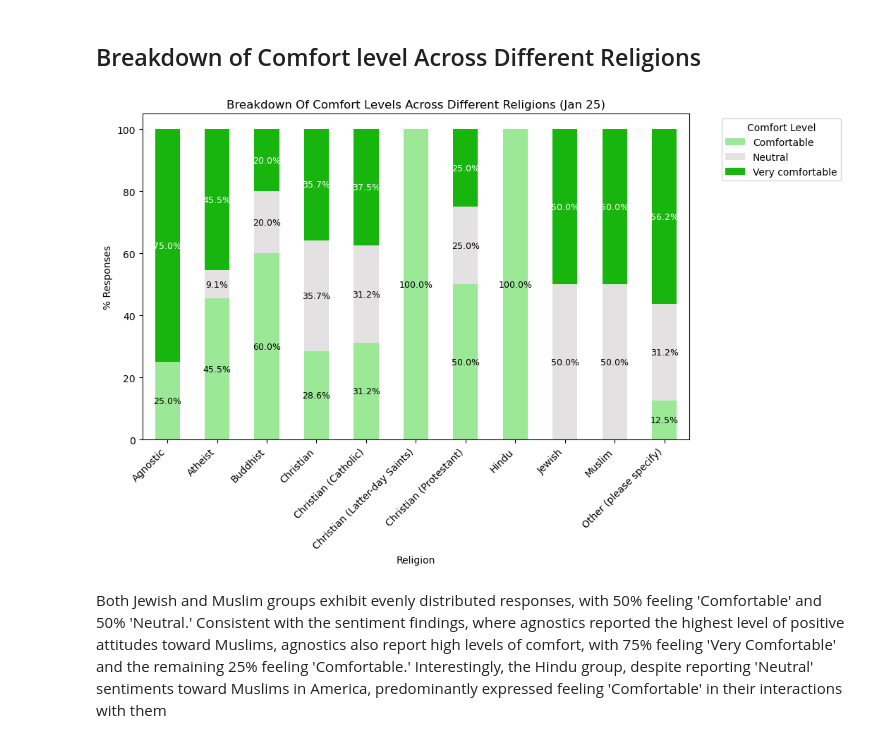
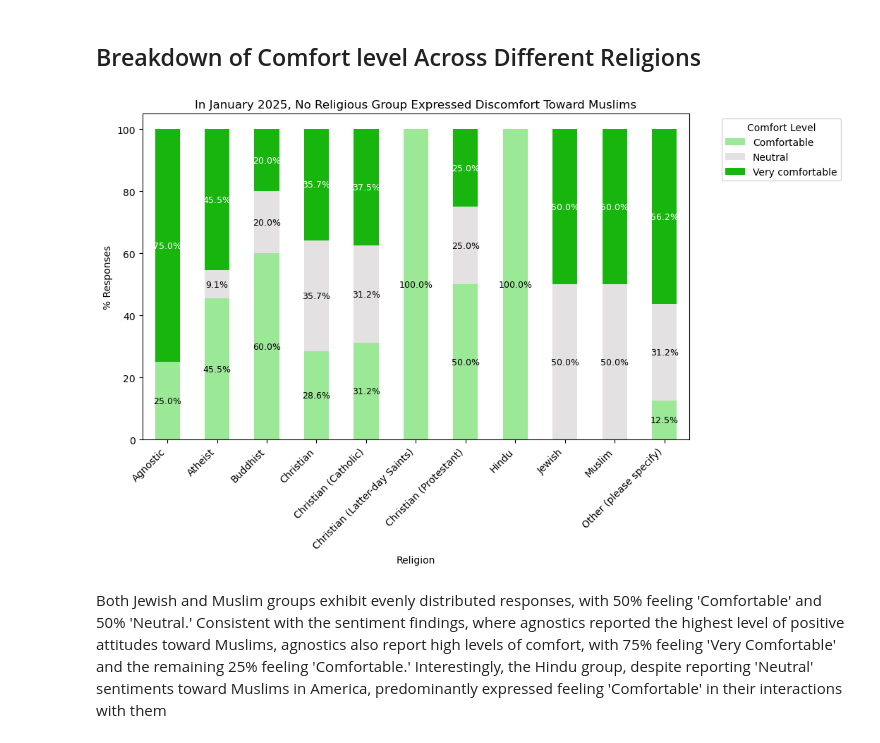
Before and after one commit to manelmahroug/Muslim-Brand-Sentiment, a Jupyter notebook: Brand_sentiment_Jan_2025.ipynb, the cells around one changed output. Saved outputs shown, nothing was run; the diff lists cells and outputs as text; code cells hidden in the pictures.

```diff
--- a/Brand_sentiment_Jan_2025.ipynb
+++ b/Brand_sentiment_Jan_2025.ipynb
@@ -287,14 +287,14 @@ Hindus maintained a consistent sentiment toward Muslims, remaining predominantly
 # %%
 plot_comfort(
     df= jan25,
     category_col= 'What is your religion?',
     comfort_level = 'How comfortable do you feel interacting with Muslims in your community?',
-    title='Breakdown Of Comfort Levels Across Different Religions (Jan 25)',
+    title='In January 2025, No Religious Group Expressed Discomfort Toward Muslims',
     xlabel='Religion',
     ylabel='% Responses',
 )
 # %% [output]
-[figure, old version]
+[figure, new version]
 # %% [markdown]
 Both Jewish and Muslim groups exhibit evenly distributed responses, with 50% feeling 'Comfortable' and 50% 'Neutral.' Consistent with the sentiment findings, where agnostics reported the highest level of positive attitudes toward Muslims, agnostics also report high levels of comfort, with 75% feeling 'Very Comfortable' and the remaining 25% feeling 'Comfortable.' Interestingly, the Hindu group, despite reporting 'Neutral' sentiments toward Muslims in America, predominantly expressed feeling 'Comfortable' in their interactions with them
 # %% [markdown]
```
Also changed, not shown: parts of 1 cell of this notebook, 3 other files.
